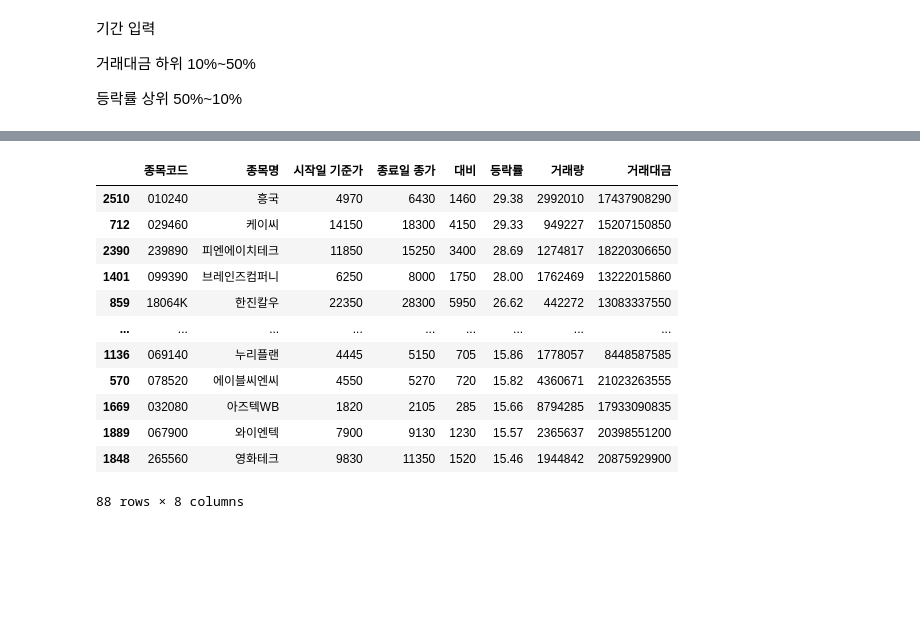
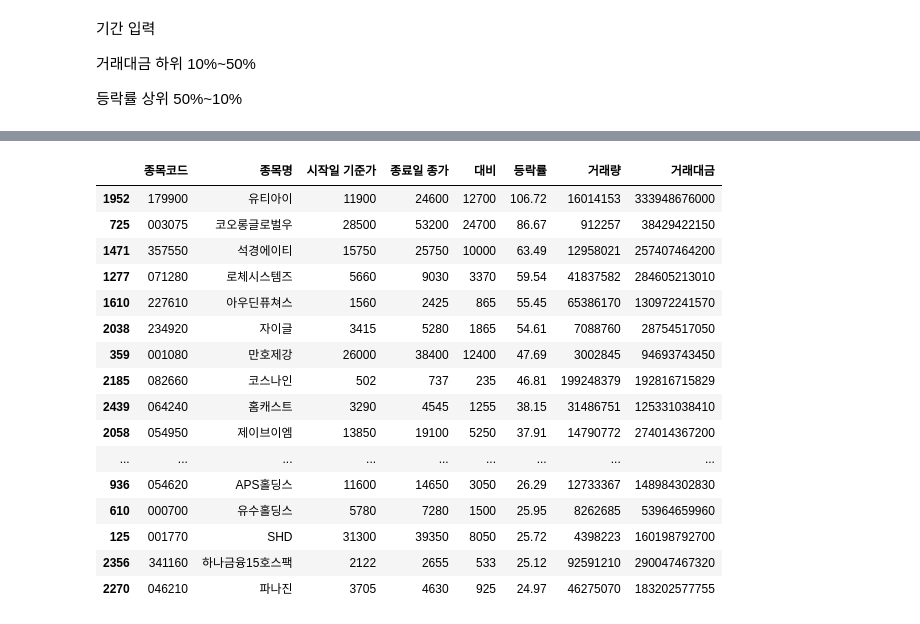
Before and after one commit to yeonghun00/stock-notes, a Jupyter notebook: analysis/low_traded_incrased_stocks.ipynb, the cells around one changed output, grey strips where cells are left out. Cells and saved outputs as stored; diff of their text form; code cells hidden in the pictures; blank space fills up the shorter version.

```diff
--- a/analysis/low_traded_incrased_stocks.ipynb
+++ b/analysis/low_traded_incrased_stocks.ipynb
@@ -28,7 +46,7 @@ import exchange_calendars as ecals # 개장일만
 XKRX = ecals.get_calendar("XKRX") # 한국 코드
 # %%
 today = datetime.date.today().strftime('%Y%m%d')
-period = 60
+period = 250
 # %%
 start = (datetime.date.today() - datetime.timedelta(days=period)).strftime('%Y%m%d')
 
@@ -81,3 +101,2 @@ df
 # %%
-traded_df = df[(df['거래대금'] < df['거래대금'].quantile(0.40)) & (df['거래대금'] > df['거래대금'].quantile(0.2))]
-traded_df
+traded_df = df[(df['거래대금'] < df['거래대금'].quantile(0.60)) & (df['거래대금'] > df['거래대금'].quantile(0.10))]
@@ -98,3 +103,2 @@ traded_df
 # %%
-increased_df = df[(df['등락률'] > df['등락률'].quantile(0.70)) & (df['등락률'] < df['등락률'].quantile(0.90))]
-increased_df
+increased_df = df[(df['등락률'] > df['등락률'].quantile(0.70)) & (df['등락률'] < df['등락률'].quantile(0.99))]
@@ -117,18 +107,23 @@ import numpy as np
 
 selected = pd.Series(np.intersect1d(traded_df['종목명'].values, increased_df['종목명'].values))
 # %%
-df[df['종목명'].isin(selected)].sort_values('등락률', ascending=False)
+result_df = df[df['종목명'].isin(selected)].sort_values('등락률', ascending=False).head(20)
+result_df
 # %% [output]
 |  | 종목코드 | 종목명 | 시작일 기준가 | 종료일 종가 | 대비 | 등락률 | 거래량 | 거래대금 |
-| 2510 | 010240 | 흥국 | 4970 | 6430 | 1460 | 29.38 | 2992010 | 17437908290 |
-| 712 | 029460 | 케이씨 | 14150 | 18300 | 4150 | 29.33 | 949227 | 15207150850 |
-| 2390 | 239890 | 피엔에이치테크 | 11850 | 15250 | 3400 | 28.69 | 1274817 | 18220306650 |
-| 1401 | 099390 | 브레인즈컴퍼니 | 6250 | 8000 | 1750 | 28.00 | 1762469 | 13222015860 |
-| 859 | 18064K | 한진칼우 | 22350 | 28300 | 5950 | 26.62 | 442272 | 13083337550 |
+| 1952 | 179900 | 유티아이 | 11900 | 24600 | 12700 | 106.72 | 16014153 | 333948676000 |
+| 725 | 003075 | 코오롱글로벌우 | 28500 | 53200 | 24700 | 86.67 | 912257 | 38429422150 |
+| 1471 | 357550 | 석경에이티 | 15750 | 25750 | 10000 | 63.49 | 12958021 | 257407464200 |
+| 1277 | 071280 | 로체시스템즈 | 5660 | 9030 | 3370 | 59.54 | 41837582 | 284605213010 |
+| 1610 | 227610 | 아우딘퓨쳐스 | 1560 | 2425 | 865 | 55.45 | 65386170 | 130972241570 |
+| 2038 | 234920 | 자이글 | 3415 | 5280 | 1865 | 54.61 | 7088760 | 28754517050 |
+| 359 | 001080 | 만호제강 | 26000 | 38400 | 12400 | 47.69 | 3002845 | 94693743450 |
+| 2185 | 082660 | 코스나인 | 502 | 737 | 235 | 46.81 | 199248379 | 192816715829 |
+| 2439 | 064240 | 홈캐스트 | 3290 | 4545 | 1255 | 38.15 | 31486751 | 125331038410 |
+| 2058 | 054950 | 제이브이엠 | 13850 | 19100 | 5250 | 37.91 | 14790772 | 274014367200 |
 | ... | ... | ... | ... | ... | ... | ... | ... | ... |
-| 1136 | 069140 | 누리플랜 | 4445 | 5150 | 705 | 15.86 | 1778057 | 8448587585 |
-| 570 | 078520 | 에이블씨엔씨 | 4550 | 5270 | 720 | 15.82 | 4360671 | 21023263555 |
-| 1669 | 032080 | 아즈텍WB | 1820 | 2105 | 285 | 15.66 | 8794285 | 17933090835 |
-| 1889 | 067900 | 와이엔텍 | 7900 | 9130 | 1230 | 15.57 | 2365637 | 20398551200 |
-| 1848 | 265560 | 영화테크 | 9830 | 11350 | 1520 | 15.46 | 1944842 | 20875929900 |
+| 936 | 054620 | APS홀딩스 | 11600 | 14650 | 3050 | 26.29 | 12733367 | 148984302830 |
+| 610 | 000700 | 유수홀딩스 | 5780 | 7280 | 1500 | 25.95 | 8262685 | 53964659960 |
+| 125 | 001770 | SHD | 31300 | 39350 | 8050 | 25.72 | 4398223 | 160198792700 |
+| 2356 | 341160 | 하나금융15호스팩 | 2122 | 2655 | 533 | 25.12 | 92591210 | 290047467320 |
+| 2270 | 046210 | 파나진 | 3705 | 4630 | 925 | 24.97 | 46275070 | 183202577755 |
-88 rows × 8 columns
```
Also changed, not shown: parts of 11 cells of this notebook.
